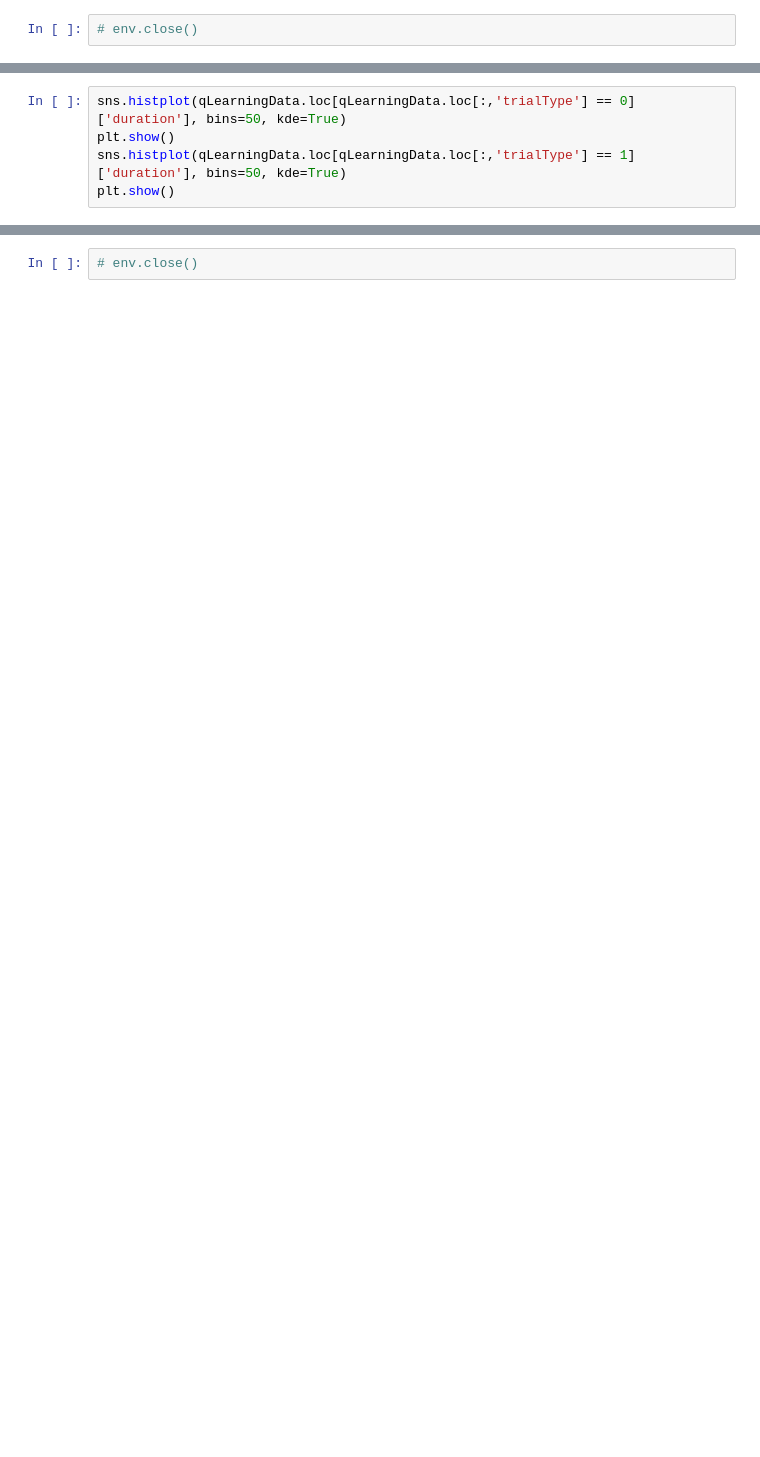
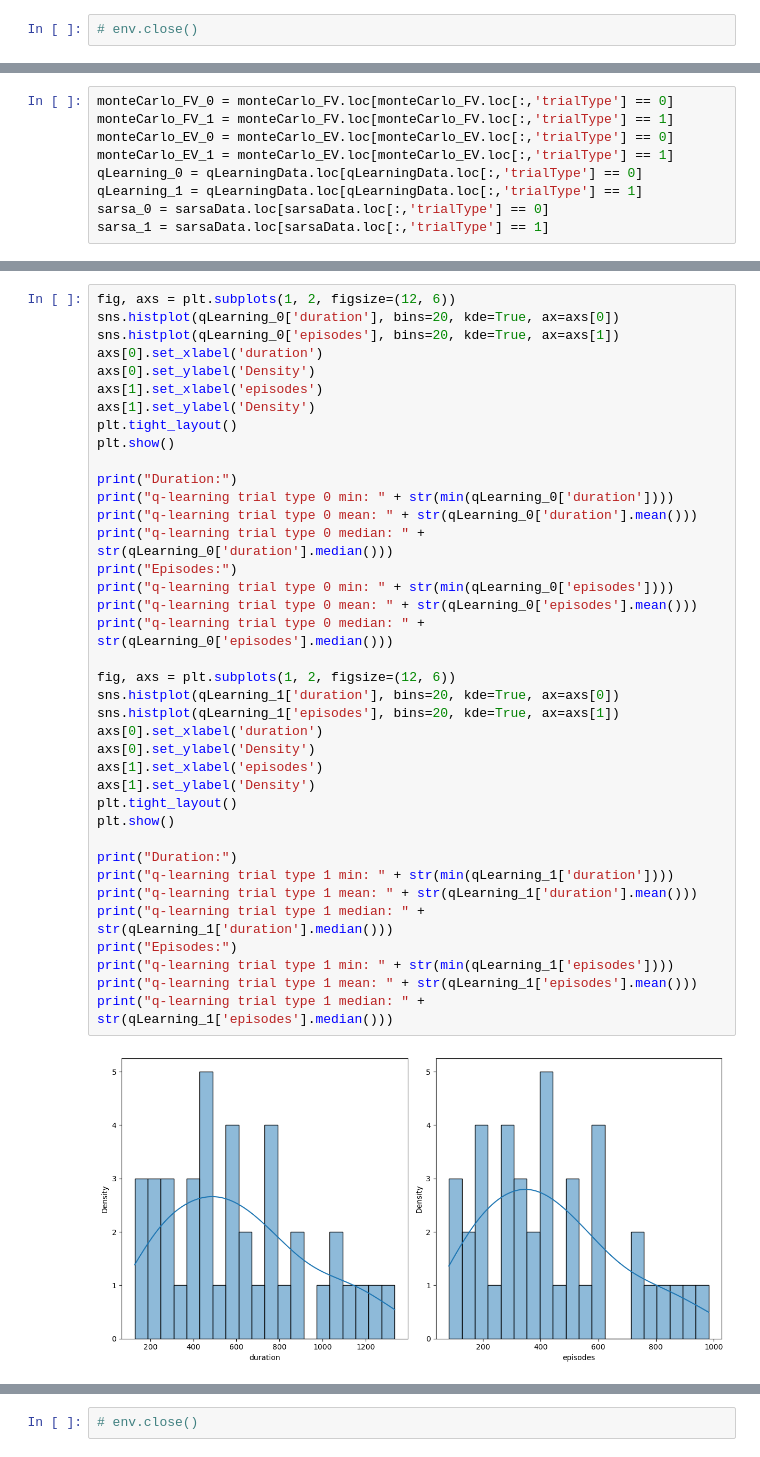
Before and after one commit to ZachMajernik/RFP3, a Jupyter notebook: ZachsCode-CollectingData.ipynb, the cells around one changed output, grey strips where cells are left out. Drawn from its saved outputs; the diff is of its cells as text; blank space fills up the shorter version.

```diff
--- a/ZachsCode-CollectingData.ipynb
+++ b/ZachsCode-CollectingData.ipynb
@@ -604,0 +656,9 @@ print("sarsa trial type 1 mean: " + str(sarsaData.loc[sarsaData.loc[:,'trialType
+# %%
+monteCarlo_FV_0 = monteCarlo_FV.loc[monteCarlo_FV.loc[:,'trialType'] == 0]
+monteCarlo_FV_1 = monteCarlo_FV.loc[monteCarlo_FV.loc[:,'trialType'] == 1]
+monteCarlo_EV_0 = monteCarlo_EV.loc[monteCarlo_EV.loc[:,'trialType'] == 0]
+monteCarlo_EV_1 = monteCarlo_EV.loc[monteCarlo_EV.loc[:,'trialType'] == 1]
+qLearning_0 = qLearningData.loc[qLearningData.loc[:,'trialType'] == 0]
+qLearning_1 = qLearningData.loc[qLearningData.loc[:,'trialType'] == 1]
+sarsa_0 = sarsaData.loc[sarsaData.loc[:,'trialType'] == 0]
+sarsa_1 = sarsaData.loc[sarsaData.loc[:,'trialType'] == 1]
@@ -605,5 +698,40 @@ print("sarsa trial type 1 mean: " + str(sarsaData.loc[sarsaData.loc[:,'trialType
 # %%
-sns.histplot(qLearningData.loc[qLearningData.loc[:,'trialType'] == 0]['duration'], bins=50, kde=True)
+fig, axs = plt.subplots(1, 2, figsize=(12, 6))
+sns.histplot(qLearning_0['duration'], bins=20, kde=True, ax=axs[0])
+sns.histplot(qLearning_0['episodes'], bins=20, kde=True, ax=axs[1])
+axs[0].set_xlabel('duration')
+axs[0].set_ylabel('Density')
+axs[1].set_xlabel('episodes')
+axs[1].set_ylabel('Density')
+plt.tight_layout()
 plt.show()
-sns.histplot(qLearningData.loc[qLearningData.loc[:,'trialType'] == 1]['duration'], bins=50, kde=True)
+
+print("Duration:")
+print("q-learning trial type 0 min: " + str(min(qLearning_0['duration'])))
+print("q-learning trial type 0 mean: " + str(qLearning_0['duration'].mean()))
+print("q-learning trial type 0 median: " + str(qLearning_0['duration'].median()))
+print("Episodes:")
+print("q-learning trial type 0 min: " + str(min(qLearning_0['episodes'])))
+print("q-learning trial type 0 mean: " + str(qLearning_0['episodes'].mean()))
+print("q-learning trial type 0 median: " + str(qLearning_0['episodes'].median()))
+
+fig, axs = plt.subplots(1, 2, figsize=(12, 6))
+sns.histplot(qLearning_1['duration'], bins=20, kde=True, ax=axs[0])
+sns.histplot(qLearning_1['episodes'], bins=20, kde=True, ax=axs[1])
+axs[0].set_xlabel('duration')
+axs[0].set_ylabel('Density')
+axs[1].set_xlabel('episodes')
+axs[1].set_ylabel('Density')
+plt.tight_layout()
 plt.show()
+
+print("Duration:")
+print("q-learning trial type 1 min: " + str(min(qLearning_1['duration'])))
+print("q-learning trial type 1 mean: " + str(qLearning_1['duration'].mean()))
+print("q-learning trial type 1 median: " + str(qLearning_1['duration'].median()))
+print("Episodes:")
+print("q-learning trial type 1 min: " + str(min(qLearning_1['episodes'])))
+print("q-learning trial type 1 mean: " + str(qLearning_1['episodes'].mean()))
+print("q-learning trial type 1 median: " + str(qLearning_1['episodes'].median()))
+# %% [output]
+[figure, added]
```
Also changed, not shown: parts of 14 cells of this notebook, 5 other files.
